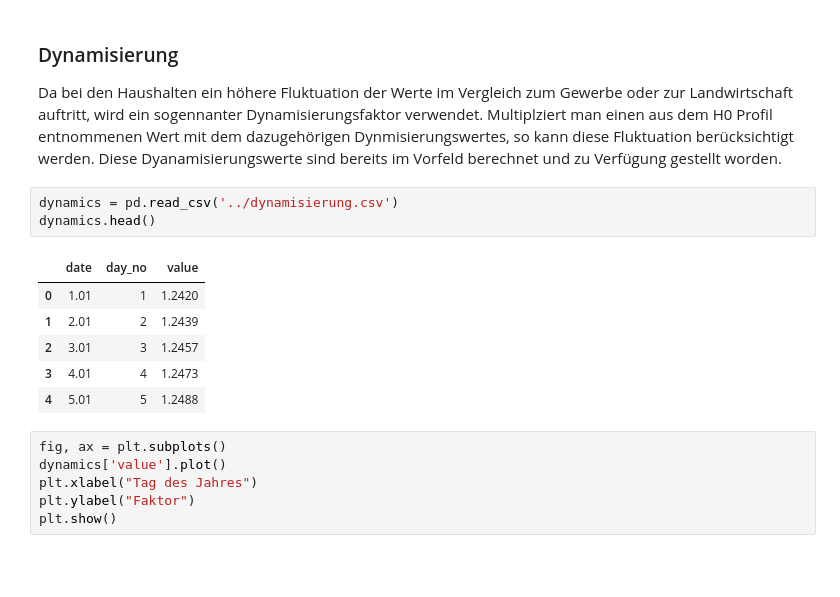
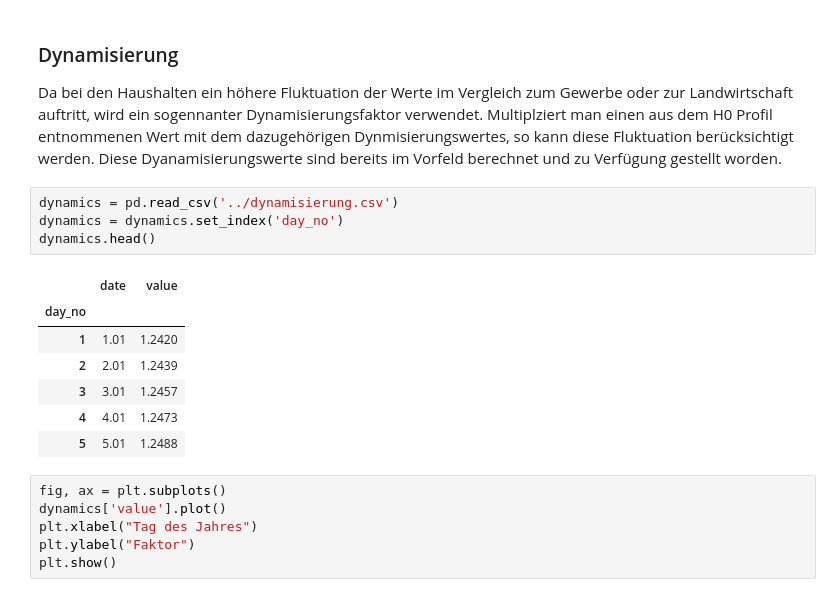
Before and after one commit to rijun/electric-load-viewer, a Jupyter notebook: notebooks/slp.ipynb, the cells around one changed output. Cells and saved outputs as stored; diff of their text form; blank space fills up the shorter version.

Commit message:
Finish dynamic profile notebook

```diff
--- a/notebooks/slp.ipynb
+++ b/notebooks/slp.ipynb
@@ -62,14 +62,16 @@ plt.show()
 Da bei den Haushalten ein höhere Fluktuation der Werte im Vergleich zum Gewerbe oder zur Landwirtschaft auftritt, wird ein sogennanter Dynamisierungsfaktor verwendet. Multiplziert man einen aus dem H0 Profil entnommenen Wert mit dem dazugehörigen Dynmisierungswertes, so kann diese Fluktuation berücksichtigt werden. Diese Dyanamisierungswerte sind bereits im Vorfeld berechnet und zu Verfügung gestellt worden.
 # %%
 dynamics = pd.read_csv('../dynamisierung.csv')
+dynamics = dynamics.set_index('day_no')
 dynamics.head()
 # %% [output]
-|  | date | day_no | value |
-| 0 | 1.01 | 1 | 1.2420 |
-| 1 | 2.01 | 2 | 1.2439 |
-| 2 | 3.01 | 3 | 1.2457 |
-| 3 | 4.01 | 4 | 1.2473 |
-| 4 | 5.01 | 5 | 1.2488 |
+|  | date | value |
+| day_no |  |  |
+| 1 | 1.01 | 1.2420 |
+| 2 | 2.01 | 1.2439 |
+| 3 | 3.01 | 1.2457 |
+| 4 | 4.01 | 1.2473 |
+| 5 | 5.01 | 1.2488 |
 # %%
 fig, ax = plt.subplots()
 dynamics['value'].plot()
```
Also changed, not shown: parts of 8 cells of this notebook.
